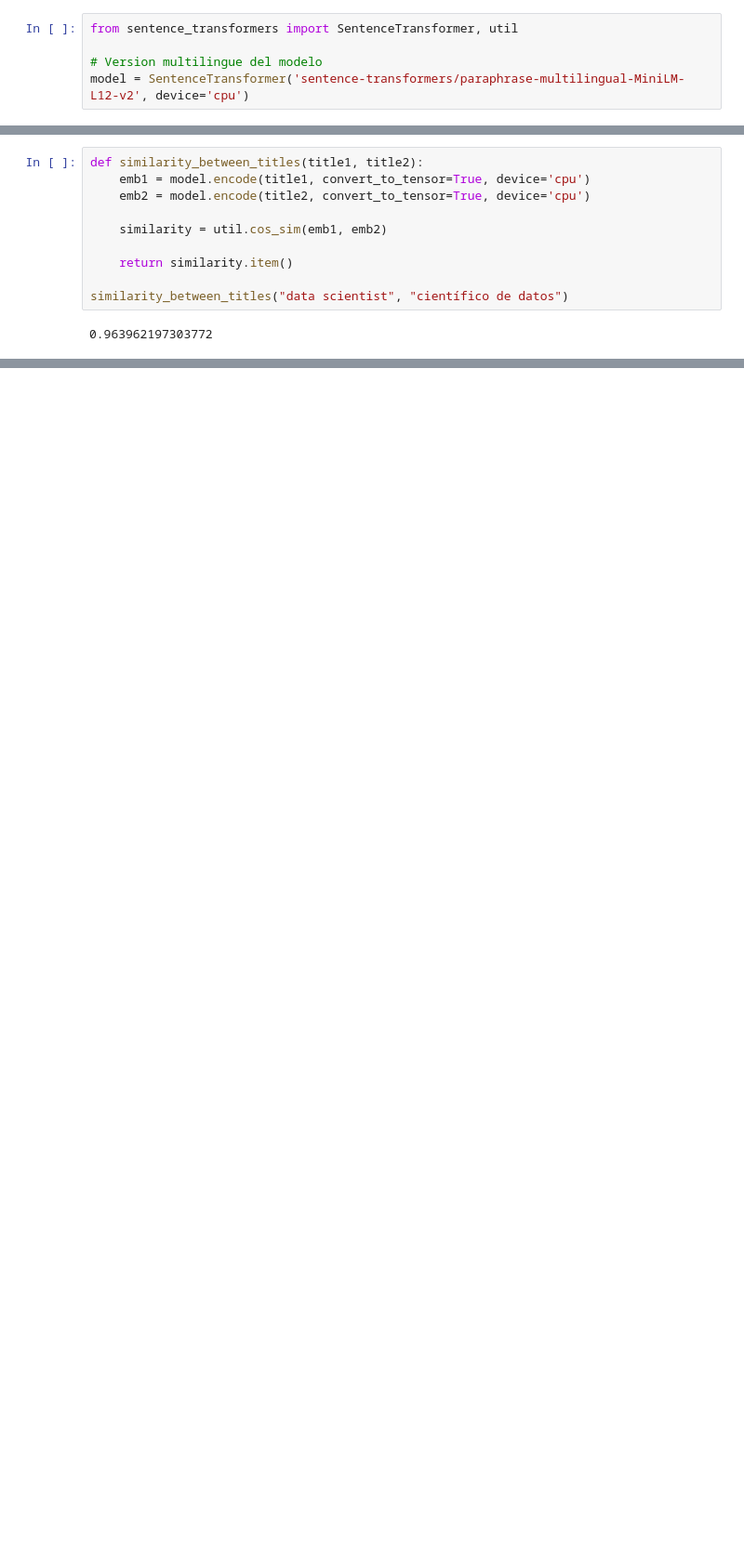
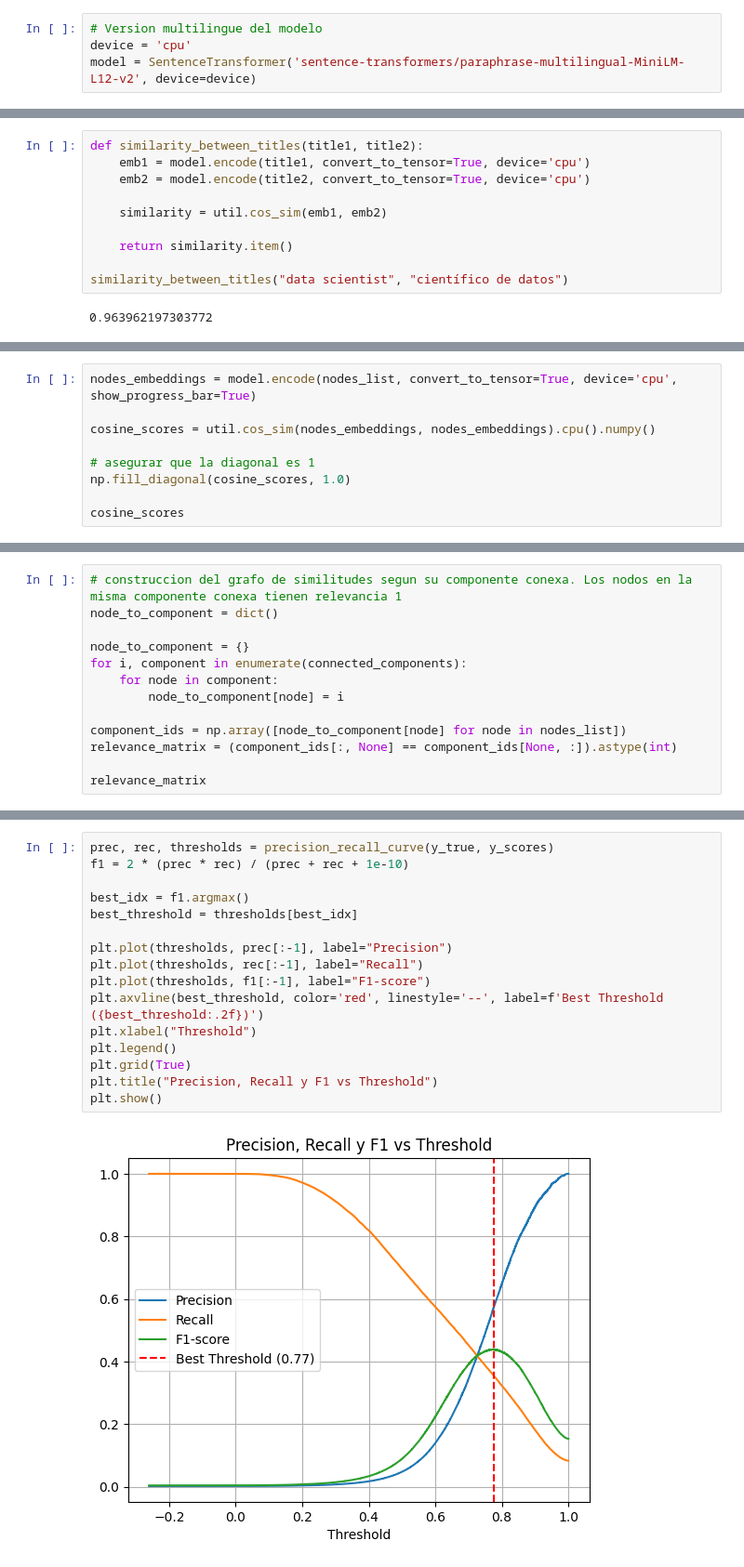
Before and after one commit to davidgc14/TalentCLEF-TaskA, a Jupyter notebook: lab.ipynb, the cells around one changed output, grey strips where cells are left out. Shown: that part at 93% size. Cells and saved outputs as stored; diff of their text form; blank space fills up the shorter version.

Commit message:
feat: Achieved threshold search using tranining data

```diff
--- a/lab.ipynb
+++ b/lab.ipynb
@@ -67,7 +55,6 @@ Se establece device='cpu' debido a que mi ordenador no soporta CUDA
 # %% [markdown]
 ## Configuración
 # %%
-from sentence_transformers import SentenceTransformer, util
-
 # Version multilingue del modelo
-model = SentenceTransformer('sentence-transformers/paraphrase-multilingual-MiniLM-L12-v2', device='cpu')
+device = 'cpu'
+model = SentenceTransformer('sentence-transformers/paraphrase-multilingual-MiniLM-L12-v2', device=device)
@@ -150,0 +106,9 @@ Accuracy: 0.9925
+# %%
+nodes_embeddings = model.encode(nodes_list, convert_to_tensor=True, device='cpu', show_progress_bar=True)
+
+cosine_scores = util.cos_sim(nodes_embeddings, nodes_embeddings).cpu().numpy()
+
+# asegurar que la diagonal es 1
+np.fill_diagonal(cosine_scores, 1.0)
+
+cosine_scores
@@ -150,0 +124,13 @@ Accuracy: 0.9925
+# %%
+# construccion del grafo de similitudes segun su componente conexa. Los nodos en la misma componente conexa tienen relevancia 1
+node_to_component = dict()
+
+node_to_component = {}
+for i, component in enumerate(connected_components):
+    for node in component:
+        node_to_component[node] = i
+
+component_ids = np.array([node_to_component[node] for node in nodes_list])
+relevance_matrix = (component_ids[:, None] == component_ids[None, :]).astype(int)
+
+relevance_matrix
@@ -150,0 +178,18 @@ Accuracy: 0.9925
+# %%
+prec, rec, thresholds = precision_recall_curve(y_true, y_scores)
+f1 = 2 * (prec * rec) / (prec + rec + 1e-10)
+
+best_idx = f1.argmax()
+best_threshold = thresholds[best_idx]
+
+plt.plot(thresholds, prec[:-1], label="Precision")
+plt.plot(thresholds, rec[:-1], label="Recall")
+plt.plot(thresholds, f1[:-1], label="F1-score")
+plt.axvline(best_threshold, color='red', linestyle='--', label=f'Best Threshold ({best_threshold:.2f})')
+plt.xlabel("Threshold")
+plt.legend()
+plt.grid(True)
+plt.title("Precision, Recall y F1 vs Threshold")
+plt.show()
+# %% [output]
+[figure, added]
```
Also changed, not shown: parts of 27 cells of this notebook.
